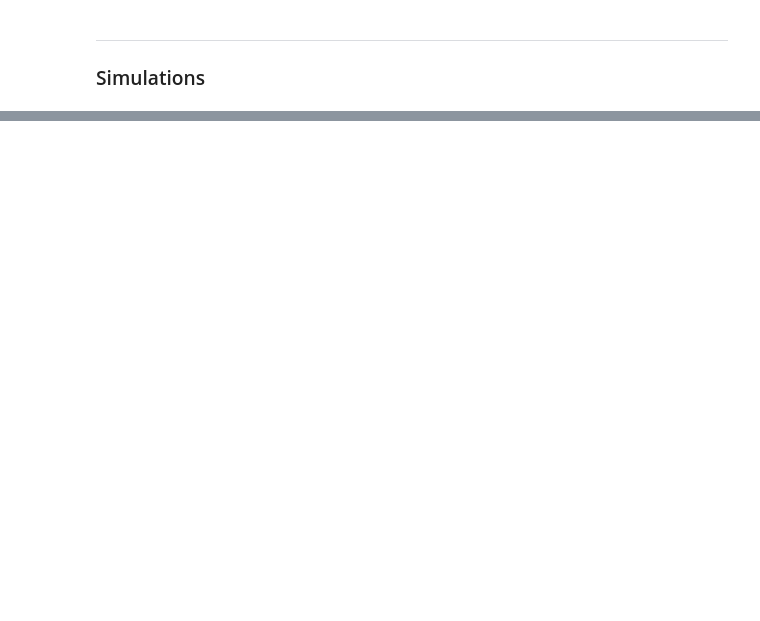
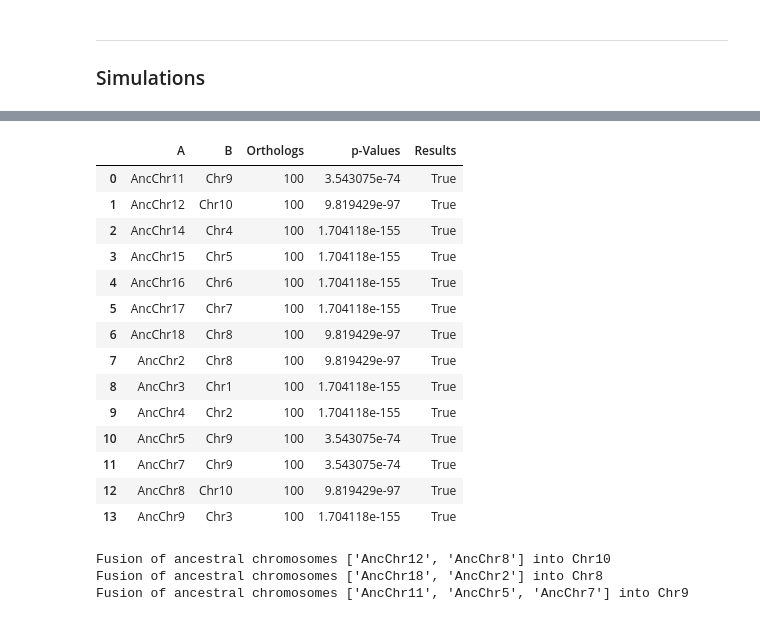
Before and after one commit to rajavat/orthology, a Jupyter notebook: Orthology.ipynb, the cells around one changed output, grey strips where cells are left out. Saved outputs shown, nothing was run; the diff lists cells and outputs as text; code cells hidden in the pictures; blank space fills up the shorter version.

```diff
--- a/Orthology.ipynb
+++ b/Orthology.ipynb
@@ -203,0 +158,40 @@ def rearrangements(data):
+# %%
+simAncestor = []
+with open('Simulations/ancestor.geneslist.bed') as f:
+    for line in f:
+        simAncestor.append(line.strip().split())
+simAncestor = pd.DataFrame(simAncestor, columns = ['Chromosome', 'Start', 'End', 'Name'])
+
+simDescendant = []
+with open('Simulations/speciesA.geneslist.bed') as f:
+    for line in f:
+        simDescendant.append(line.strip().split())
+simDescendant = pd.DataFrame(simDescendant, columns = ['Chromosome', 'Start', 'End', 'Name'])
+
+simOrthologs = np.loadtxt('Simulations/ancestor+speciesA.txt', dtype = "str")
+# %%
+simAD = Orthoscripts.orthofind(simAncestor, simDescendant, simOrthologs)
+
+simAD
+# %% [output]
+|  | A | B | Orthologs | p-Values | Results |
+| 0 | AncChr11 | Chr9 | 100 | 3.543075e-74 | True |
+| 1 | AncChr12 | Chr10 | 100 | 9.819429e-97 | True |
+| 2 | AncChr14 | Chr4 | 100 | 1.704118e-155 | True |
+| 3 | AncChr15 | Chr5 | 100 | 1.704118e-155 | True |
+| 4 | AncChr16 | Chr6 | 100 | 1.704118e-155 | True |
+| 5 | AncChr17 | Chr7 | 100 | 1.704118e-155 | True |
+| 6 | AncChr18 | Chr8 | 100 | 9.819429e-97 | True |
+| 7 | AncChr2 | Chr8 | 100 | 9.819429e-97 | True |
+| 8 | AncChr3 | Chr1 | 100 | 1.704118e-155 | True |
+| 9 | AncChr4 | Chr2 | 100 | 1.704118e-155 | True |
+| 10 | AncChr5 | Chr9 | 100 | 3.543075e-74 | True |
+| 11 | AncChr7 | Chr9 | 100 | 3.543075e-74 | True |
+| 12 | AncChr8 | Chr10 | 100 | 9.819429e-97 | True |
+| 13 | AncChr9 | Chr3 | 100 | 1.704118e-155 | True |
+# %%
+Orthoscripts.rearrangements(simAD)
+# %% [output]
+Fusion of ancestral chromosomes ['AncChr12', 'AncChr8'] into Chr10
+Fusion of ancestral chromosomes ['AncChr18', 'AncChr2'] into Chr8
+Fusion of ancestral chromosomes ['AncChr11', 'AncChr5', 'AncChr7'] into Chr9
```
Also changed, not shown: parts of 15 cells of this notebook.
